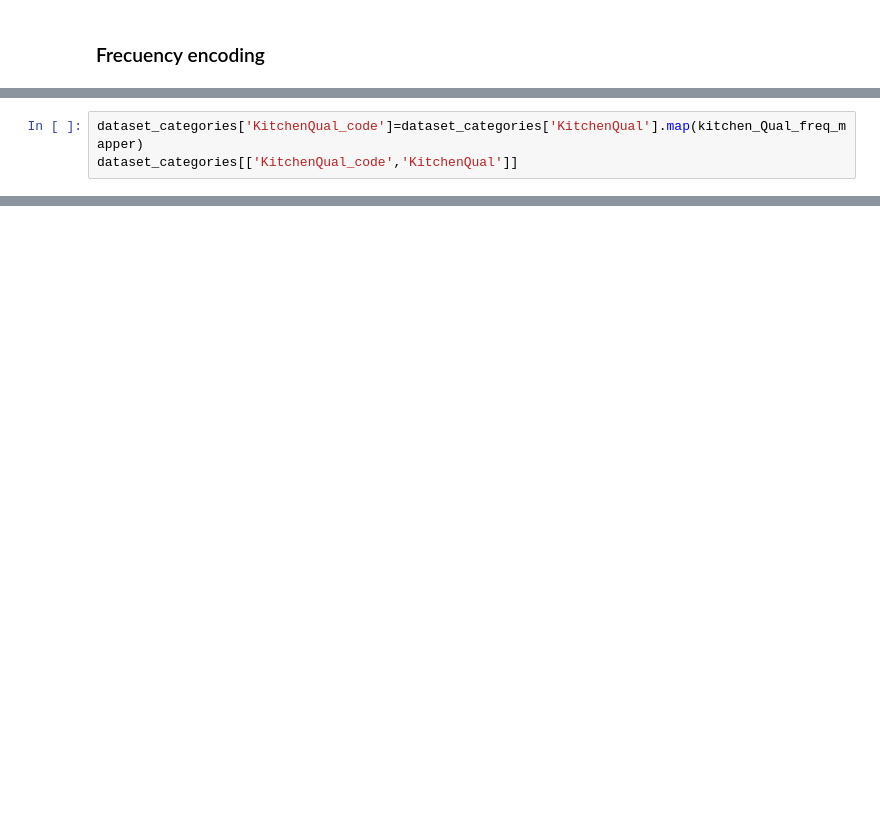
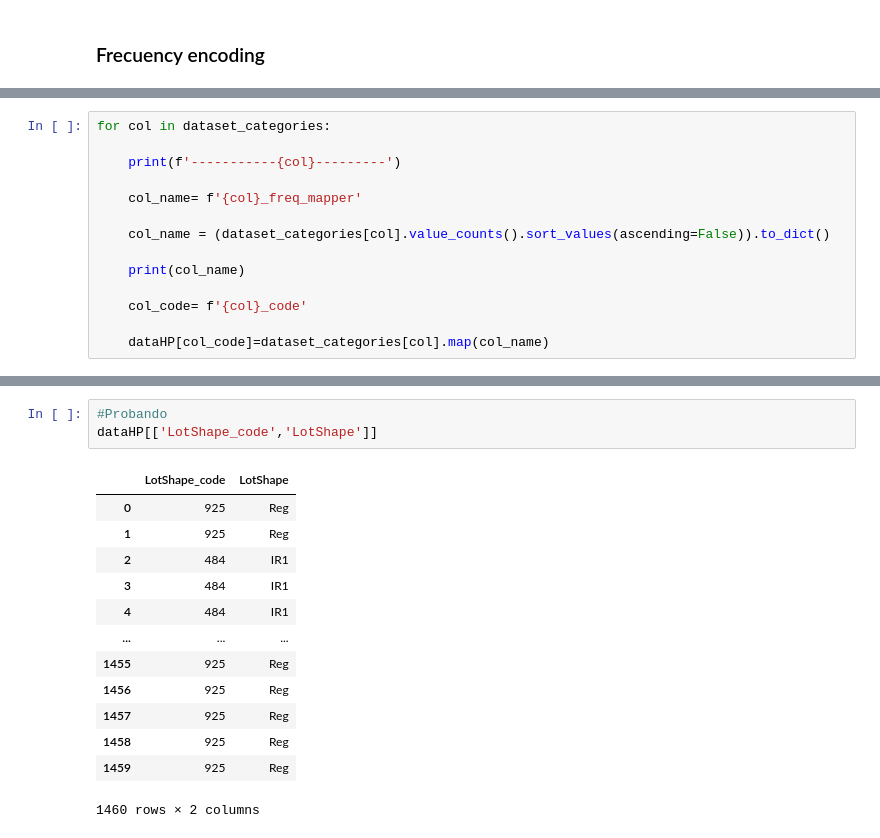
Before and after one commit to pablogalileo/classproject, a Jupyter notebook: Tareas/Tarea1.ipynb, the cells around one changed output, grey strips where cells are left out. Saved outputs shown, nothing was run; the diff lists cells and outputs as text; blank space fills up the shorter version.

```diff
--- a/Tareas/Tarea1.ipynb
+++ b/Tareas/Tarea1.ipynb
@@ -735,3 +525,0 @@ kitchen_Qual_freq_mapper
-# %%
-dataset_categories['KitchenQual_code']=dataset_categories['KitchenQual'].map(kitchen_Qual_freq_mapper)
-dataset_categories[['KitchenQual_code','KitchenQual']]
@@ -756,0 +526,14 @@ See the caveats in the documentation: https://pandas.pydata.org/pandas-docs/stab
+# %%
+for col in dataset_categories:
+
+    print(f'-----------{col}---------')
+
+    col_name= f'{col}_freq_mapper'
+
+    col_name = (dataset_categories[col].value_counts().sort_values(ascending=False)).to_dict()
+
+    print(col_name)
+
+    col_code= f'{col}_code'
+
+    dataHP[col_code]=dataset_categories[col].map(col_name)
@@ -756,0 +558,17 @@ See the caveats in the documentation: https://pandas.pydata.org/pandas-docs/stab
+# %%
+#Probando
+dataHP[['LotShape_code','LotShape']]
+# %% [output]
+|  | LotShape_code | LotShape |
+| 0 | 925 | Reg |
+| 1 | 925 | Reg |
+| 2 | 484 | IR1 |
+| 3 | 484 | IR1 |
+| 4 | 484 | IR1 |
+| ... | ... | ... |
+| 1455 | 925 | Reg |
+| 1456 | 925 | Reg |
+| 1457 | 925 | Reg |
+| 1458 | 925 | Reg |
+| 1459 | 925 | Reg |
+1460 rows × 2 columns
```
Also changed, not shown: parts of 67 cells of this notebook.
